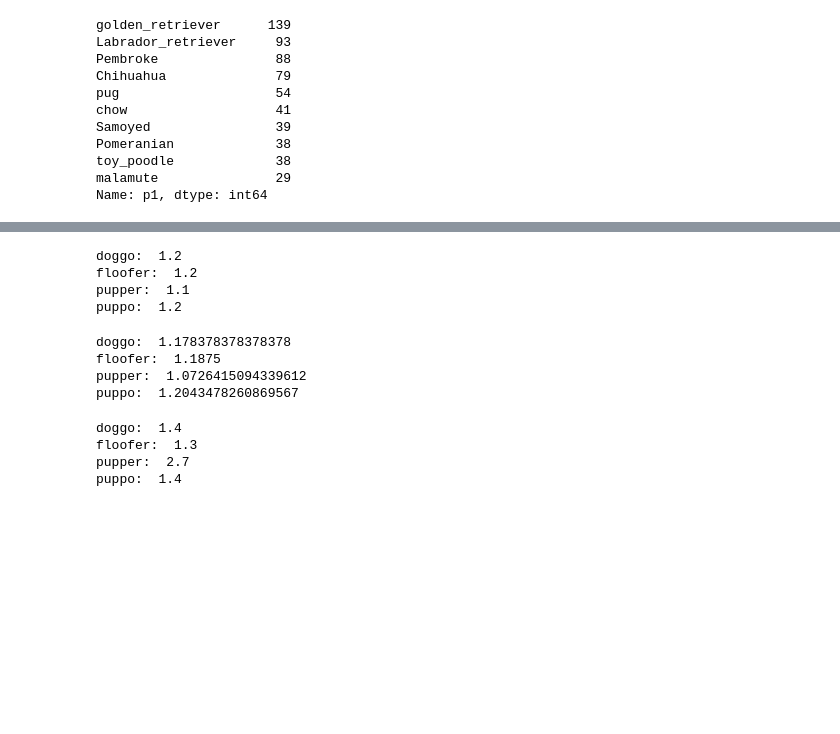
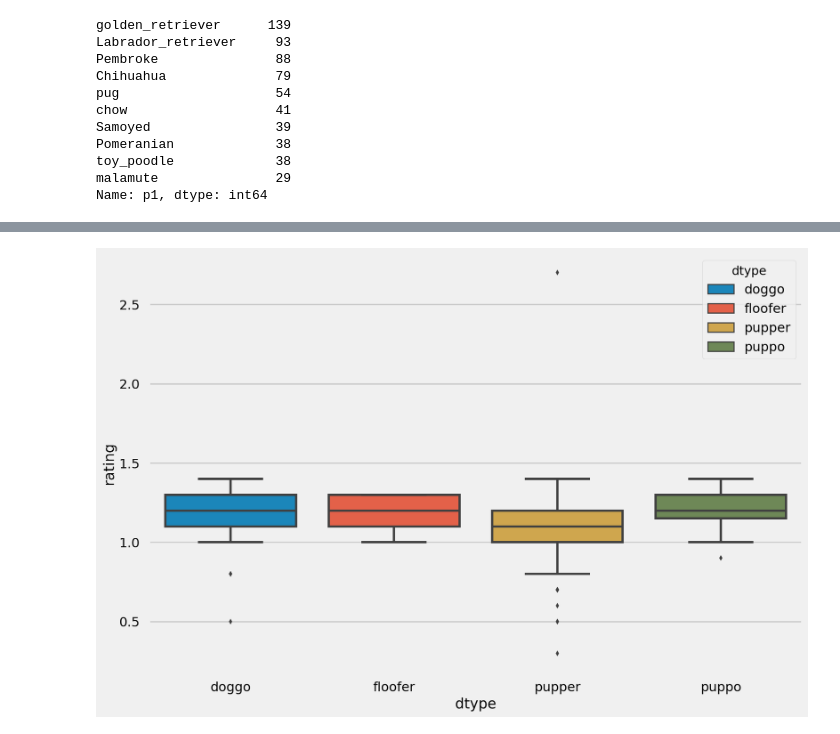
Before and after one commit to kennethn/data-analyst-nanodegree, a Jupyter notebook: 4_Wrangle_And_Analyze_Data/wrangle_act.ipynb, the cells around one changed output, grey strips where cells are left out. Saved outputs shown, nothing was run; the diff lists cells and outputs as text; code cells hidden in the pictures; blank space fills up the shorter version.

```diff
--- a/4_Wrangle_And_Analyze_Data/wrangle_act.ipynb
+++ b/4_Wrangle_And_Analyze_Data/wrangle_act.ipynb
@@ -415,30 +460,11 @@ Warnings:
 # %%
-print("doggo: ", df.query('doggo == 1').rating.median())
-print("floofer: ", df.query('floofer == 1').rating.median())
-print("pupper: ", df.query('pupper == 1').rating.median())
-print("puppo: ", df.query('puppo == 1').rating.median())
+doggo = df.query('doggo == 1').assign(dtype = 'doggo')
+floofer = df.query('floofer == 1').assign(dtype= 'floofer')
+pupper = df.query('pupper == 1').assign(dtype= 'pupper')
+puppo = df.query('puppo == 1').assign(dtype= 'puppo')
-# %% [output]
-doggo:  1.2
-floofer:  1.2
-pupper:  1.1
-puppo:  1.2
-# %%
-print("doggo: ", df.query('doggo == 1').rating.mean())
-print("floofer: ", df.query('floofer == 1').rating.mean())
-print("pupper: ", df.query('pupper == 1').rating.mean())
-print("puppo: ", df.query('puppo == 1').rating.mean())
-# %% [output]
-doggo:  1.178378378378378
-floofer:  1.1875
-pupper:  1.0726415094339612
-puppo:  1.2043478260869567
-# %%
-print("doggo: ", df.query('doggo == 1').rating.max())
-print("floofer: ", df.query('floofer == 1').rating.max())
-print("pupper: ", df.query('pupper == 1').rating.max())
-print("puppo: ", df.query('puppo == 1').rating.max())
-# %% [output]
-doggo:  1.4
-floofer:  1.3
-pupper:  2.7
-puppo:  1.4
+# %%
+cdf = pd.concat([doggo, floofer, pupper, puppo])
+ax = sns.boxplot(x="dtype", y="rating", hue="dtype", data=cdf, dodge=False)
+plt.show()
+# %% [output]
+[figure, added]
```
Also changed, not shown: parts of 17 cells of this notebook, 1 other file.
